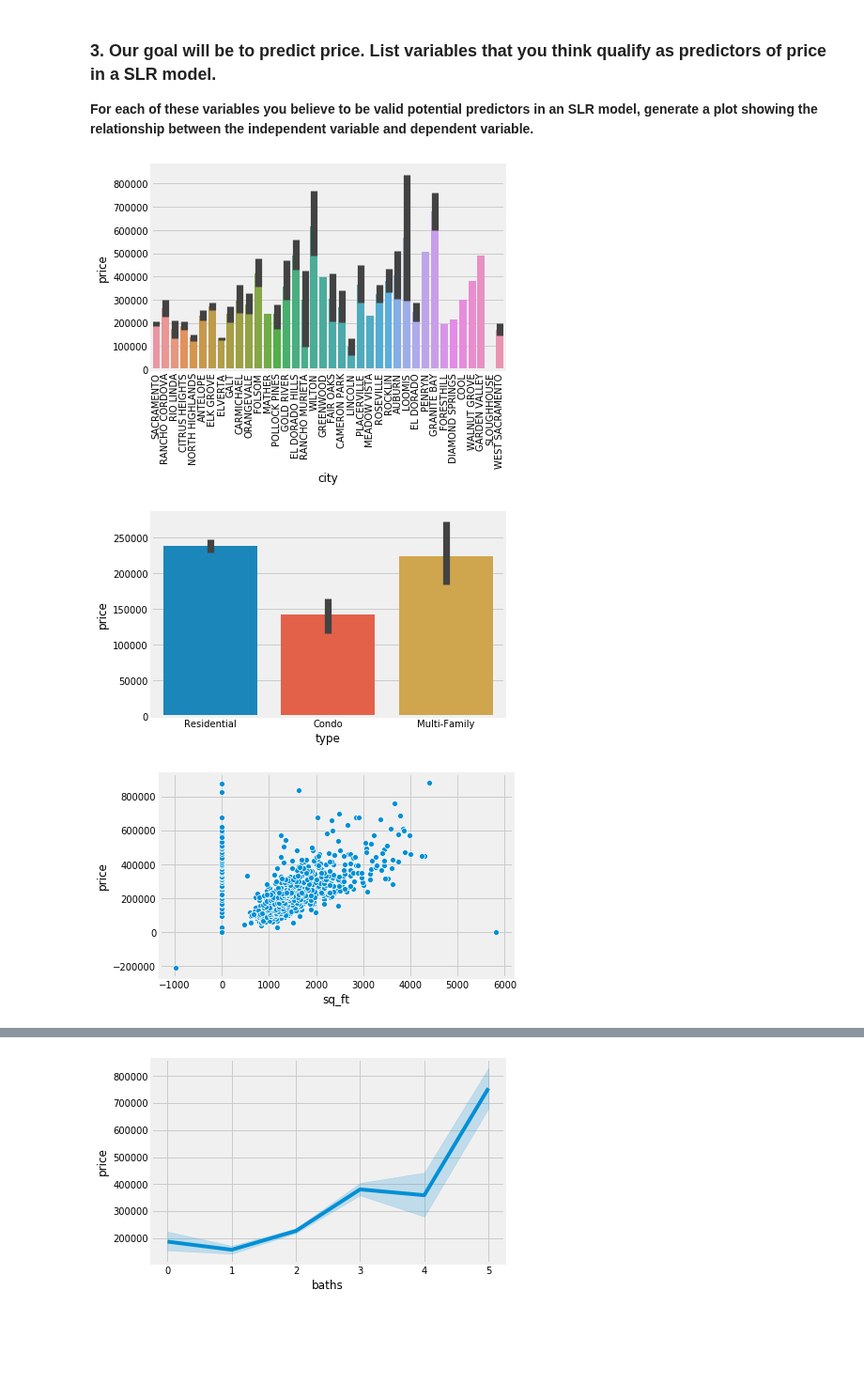
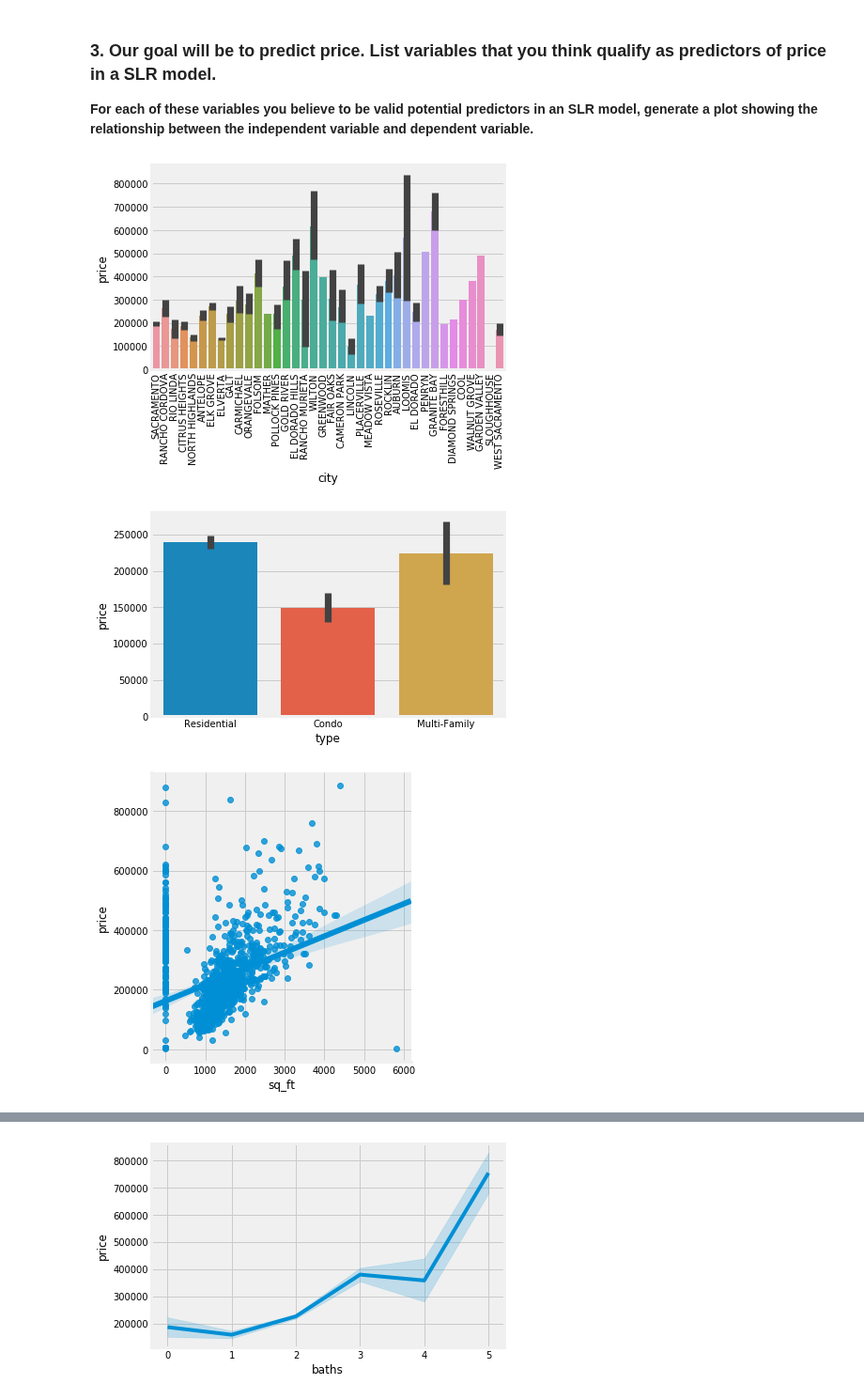
Before and after one commit to ShelyBhogal/data-science, a Jupyter notebook: 10-linear-regression/practice/simple-linear-regression-sacramento.ipynb, the cells around one changed output, grey strips where cells are left out. Shown at 94% size. Drawn from its saved outputs; the diff is of its cells as text; code cells hidden in the pictures; blank space fills up the shorter version.

```diff
--- a/10-linear-regression/practice/simple-linear-regression-sacramento.ipynb
+++ b/10-linear-regression/practice/simple-linear-regression-sacramento.ipynb
@@ -66,0 +81,3 @@ sac_df = sac[sac.type != 'Unkown']
+# %%
+# Zip code is better as a string object (categorical)
+sac['zip'] = sac['zip'].astype(str)
@@ -67,21 +90,26 @@ sac_df = sac[sac.type != 'Unkown']
+# %%
+sac.drop([703, 757], inplace = True)
 # %% [markdown]
 ### 3. Our goal will be to predict price. List variables that you think qualify as predictors of price in a SLR model.
 
 **For each of these variables you believe to be valid potential predictors in an SLR model, generate a plot showing the relationship between the independent variable and dependent variable.**
 # %%
-# A : sac_df - 'city' vs 'price'
-sns.barplot(x='city', y='price', data=sac_df);
+# A : 'city' vs 'price' (not the best predictor)
+
+sns.barplot(x='city', y='price', data=sac);
 plt.xticks(rotation=90);
 # %% [output]
-[figure, old version]
+[figure, new version]
 # %%
-# A : sac_df - 'type' vs 'price'
-sns.barplot(x='type', y='price', data=sac_df);
+# A : 'type' vs 'price' (not the best predictor)
+sns.barplot(x='type', y='price', data=sac);
 # %% [output]
-[figure, old version]
+[figure, new version]
 # %%
-# A : sac_df - 'sq_ft' vs 'price'
-sns.scatterplot(x='sq_ft', y='price', data=sac_df);
+# A : 'sq_ft' vs 'price' - best predictor!
+
+sns.lmplot(x='sq_ft', y='price', data=sac)
+plt.show();
 # %% [output]
-[figure, old version]
+[figure, new version]
 # %%
```
Also changed, not shown: parts of 29 cells of this notebook, 2 other files.
